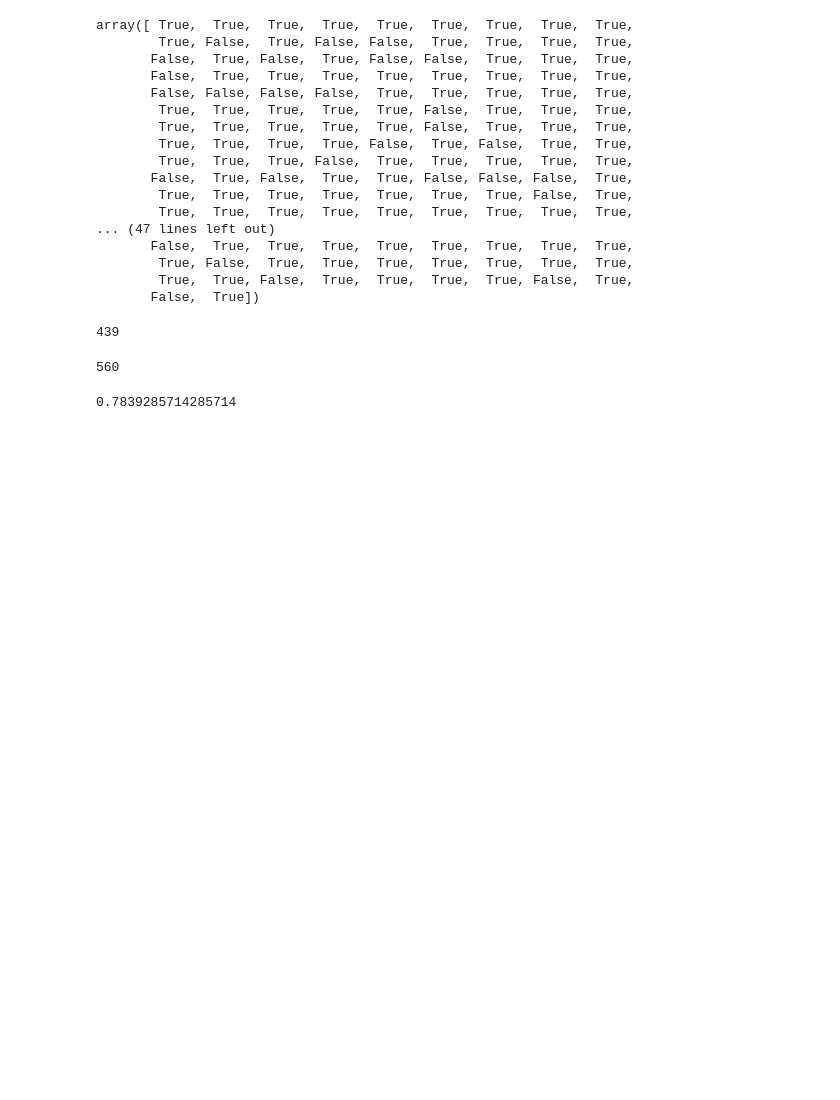
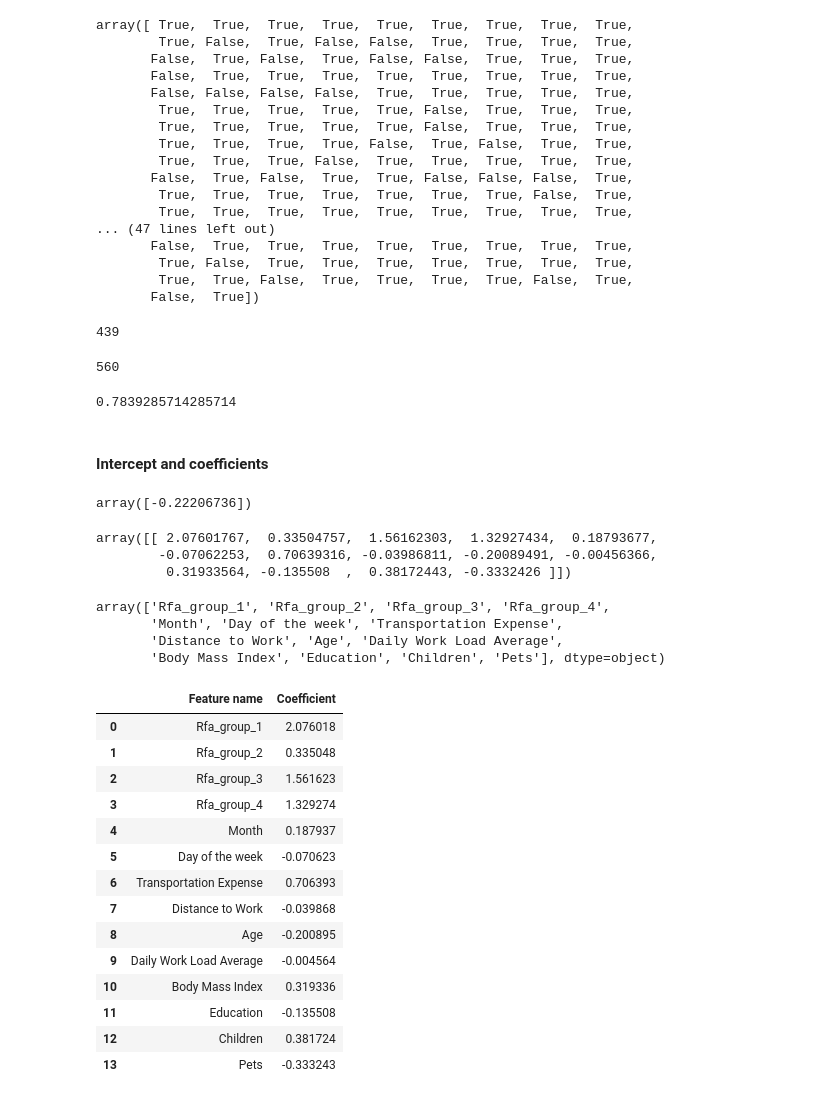
Before and after one commit to tomasz-urban/Jupyter, a Jupyter notebook: DS_bootcamp/logistic_regression/absenteeism_project_ML.ipynb, the cells around one changed output. Saved outputs shown, nothing was run; the diff lists cells and outputs as text; code cells hidden in the pictures; blank space fills up the shorter version.

```diff
--- a/DS_bootcamp/logistic_regression/absenteeism_project_ML.ipynb
+++ b/DS_bootcamp/logistic_regression/absenteeism_project_ML.ipynb
@@ -246,3 +246,22 @@ model_outputs.shape[0]
 np.sum(model_outputs == y_train) / model_outputs.shape[0]
 # %% [output]
 0.7839285714285714
+# %% [markdown]
+#### Intercept and coefficients
+# %%
+model.intercept_
+# %% [output]
+array([-0.22206736])
+# %%
+model.coef_
+# %% [output]
+array([[ 2.07601767,  0.33504757,  1.56162303,  1.32927434,  0.18793677,
+        -0.07062253,  0.70639316, -0.03986811, -0.20089491, -0.00456366,
+         0.31933564, -0.135508  ,  0.38172443, -0.3332426 ]])
+# %%
+unscaled_inputs.columns.values
+# %% [output]
+array(['Rfa_group_1', 'Rfa_group_2', 'Rfa_group_3', 'Rfa_group_4',
+       'Month', 'Day of the week', 'Transportation Expense',
+       'Distance to Work', 'Age', 'Daily Work Load Average',
+       'Body Mass Index', 'Education', 'Children', 'Pets'], dtype=object)
@@ -248,0 +270,20 @@ np.sum(model_outputs == y_train) / model_outputs.shape[0]
+# %%
+summary_table = pd.DataFrame(columns = ['Feature name'], data=feature_name )
+summary_table['Coefficient'] = np.transpose(model.coef_) # we have to transpose becaues in default nd arrays are rows
+summary_table
+# %% [output]
+|  | Feature name | Coefficient |
+| 0 | Rfa_group_1 | 2.076018 |
+| 1 | Rfa_group_2 | 0.335048 |
+| 2 | Rfa_group_3 | 1.561623 |
+| 3 | Rfa_group_4 | 1.329274 |
+| 4 | Month | 0.187937 |
+| 5 | Day of the week | -0.070623 |
+| 6 | Transportation Expense | 0.706393 |
+| 7 | Distance to Work | -0.039868 |
+| 8 | Age | -0.200895 |
+| 9 | Daily Work Load Average | -0.004564 |
+| 10 | Body Mass Index | 0.319336 |
+| 11 | Education | -0.135508 |
+| 12 | Children | 0.381724 |
+| 13 | Pets | -0.333243 |
```
Also changed, not shown: parts of 3 cells of this notebook.
